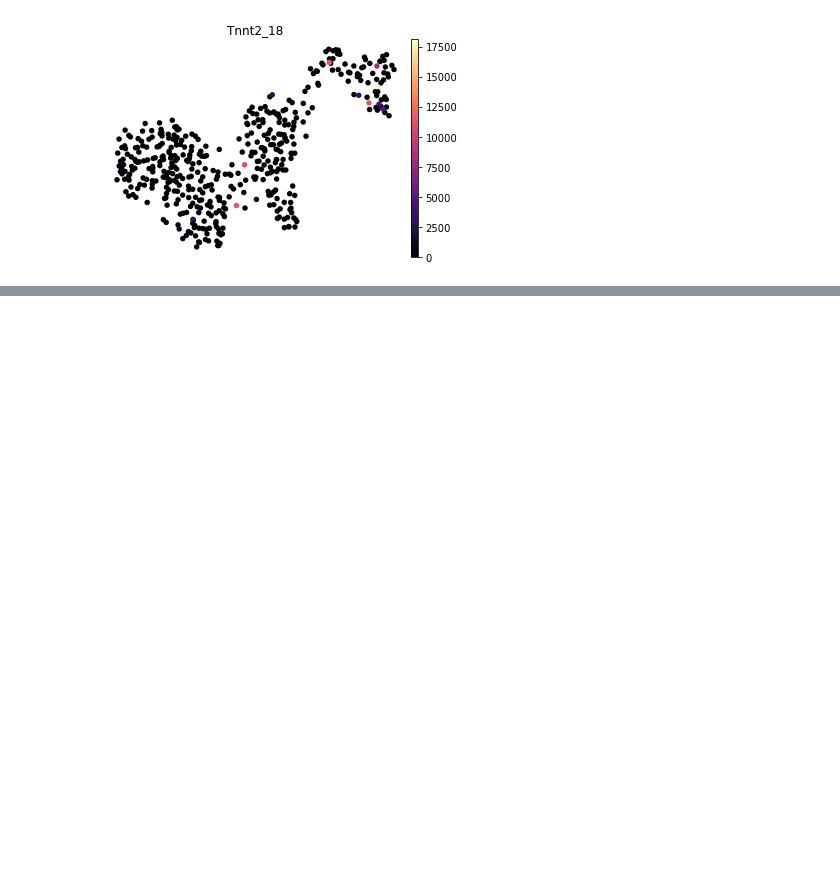
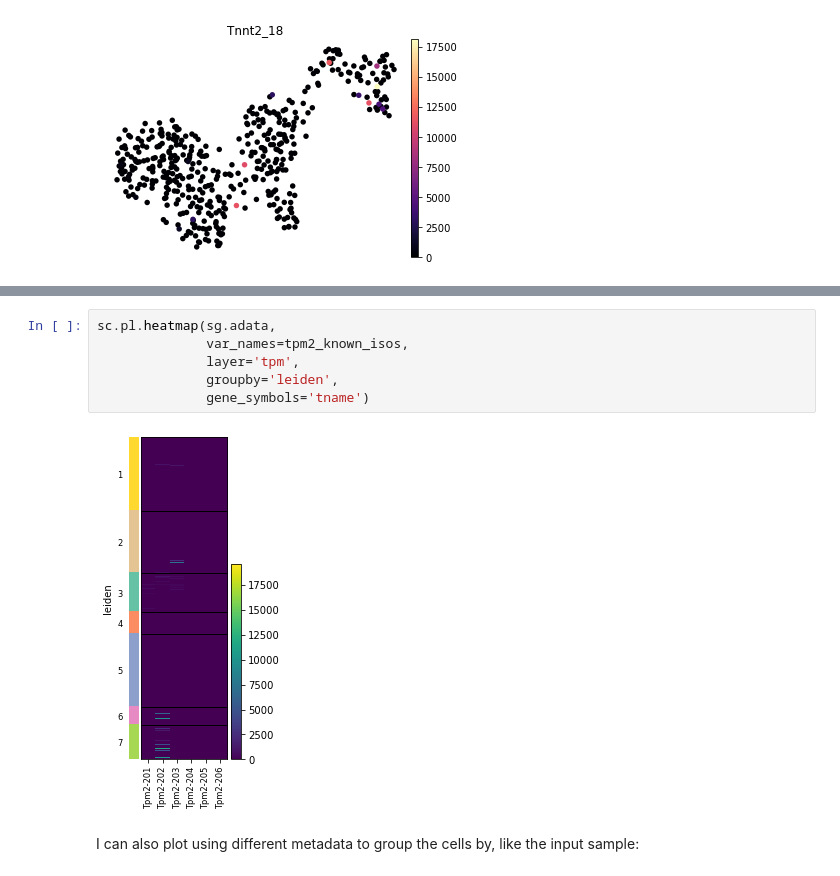
Before and after one commit to mortazavilab/swan_vis, a Jupyter notebook: tutorials/scanpy_compatibility.ipynb, the cells around one changed output, grey strips where cells are left out. Cells and saved outputs as stored; diff of their text form; blank space fills up the shorter version.

```diff
--- a/faqs/scanpy_integration.ipynb
+++ b/tutorials/scanpy_compatibility.ipynb
@@ -68,0 +135,10 @@ sc.pl.umap(sg.tes_adata,
+# %%
+sc.pl.heatmap(sg.adata,
+              var_names=tpm2_known_isos,
+              layer='tpm',
+              groupby='leiden',
+              gene_symbols='tname')
+# %% [output]
+[figure, added]
+# %% [markdown]
+I can also plot using different metadata to group the cells by, like the input sample:
```
Also changed, not shown: parts of 23 cells of this notebook, 12 other files.
